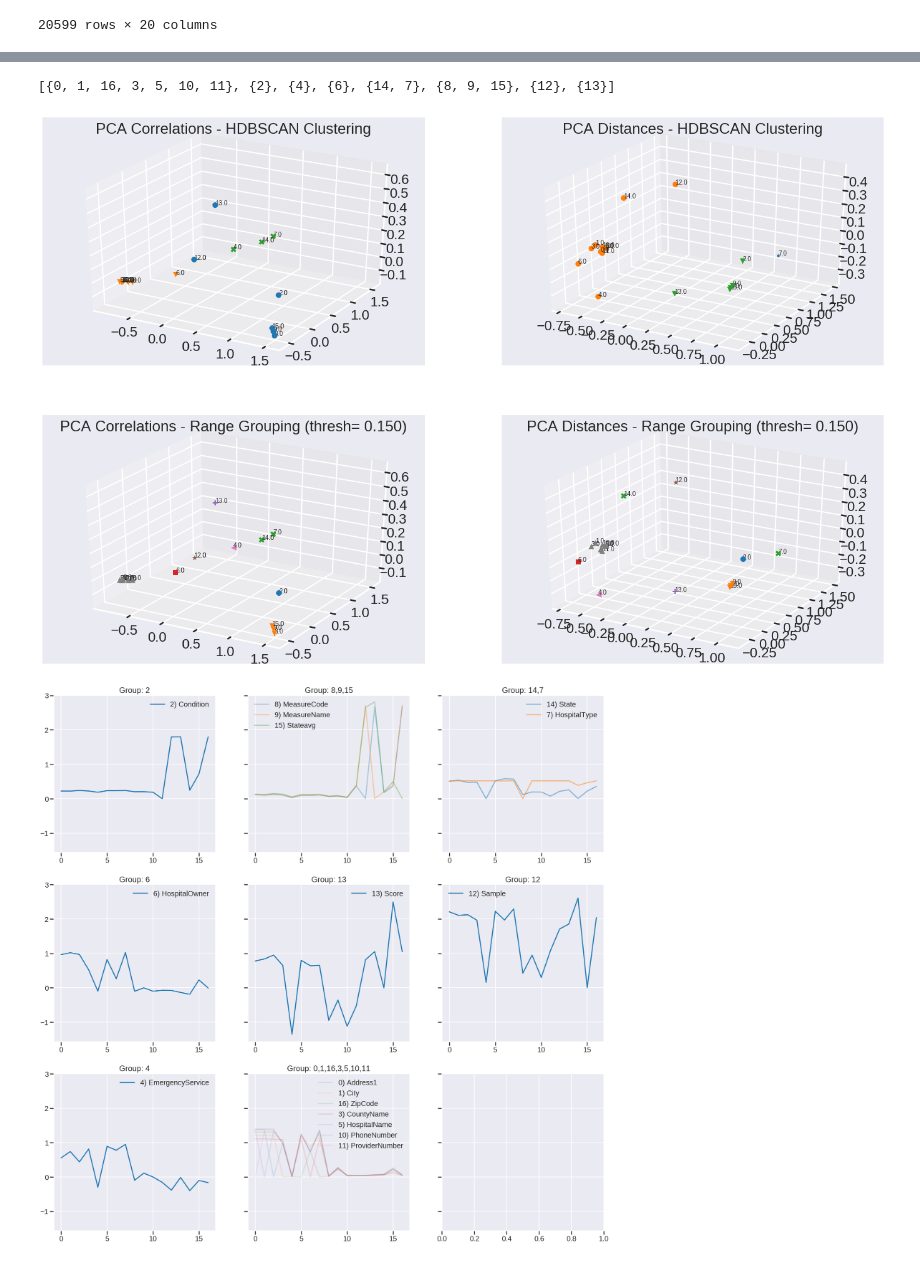
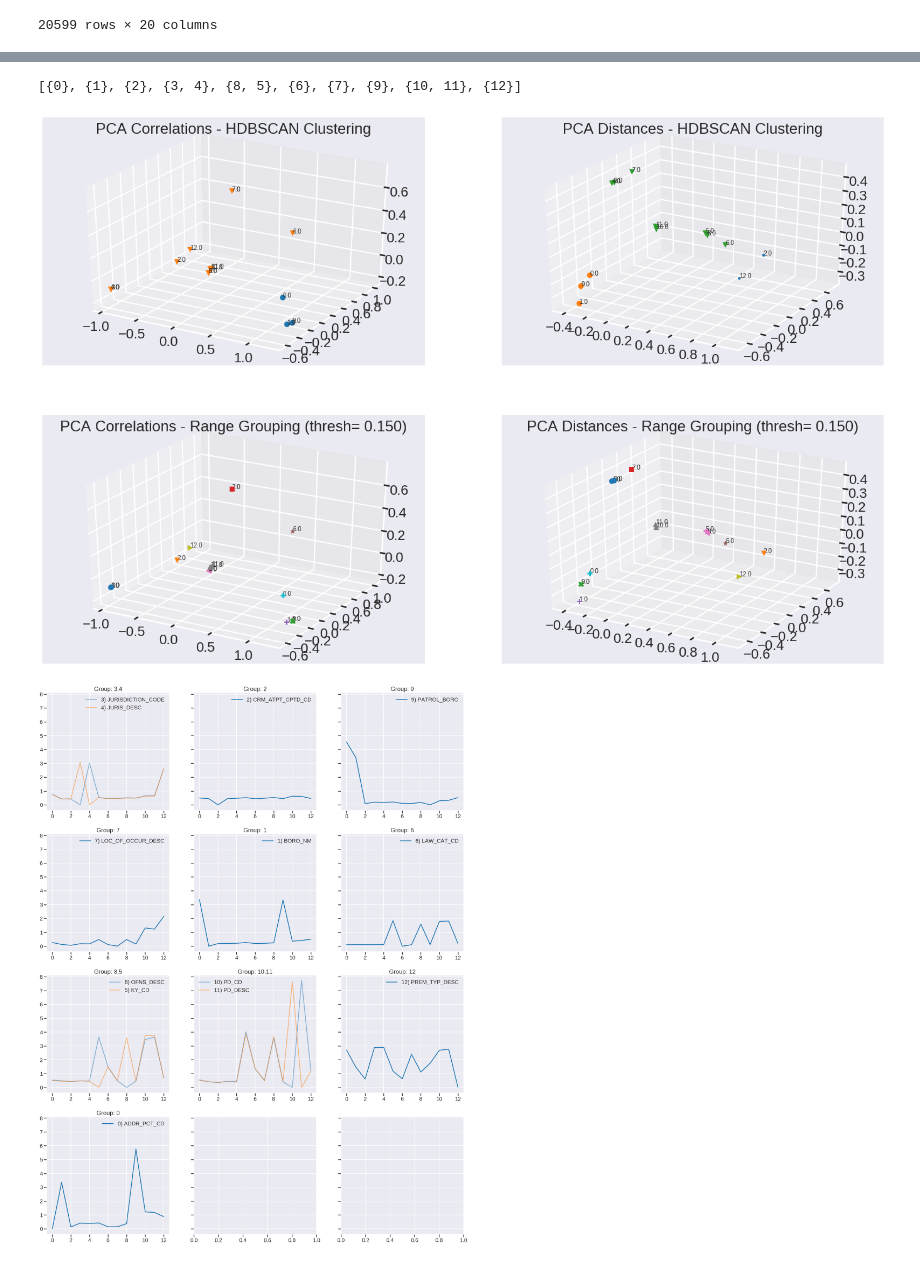
Before and after one commit to oliveiraph17/holoclean-incremental, a Jupyter notebook: experimental_results/quality_charts.ipynb, the cells around one changed output, grey strips where cells are left out. Saved outputs shown, nothing was run; the diff lists cells and outputs as text; code cells hidden in the pictures.

```diff
--- a/experimental_results/quality_charts.ipynb
+++ b/experimental_results/quality_charts.ipynb
@@ -231,8 +235,9 @@ df
 
 def correct_weight_file(dataset_name, attribute):
 #     weight_log_path = 'logs-fev08/' + dataset_name + '/train_all_infer_all/monitoring_' + attribute + '_weight_log'
-    weight_log_path = dataset_name + '/monitoring_' + attribute + '_weight_log'
-    quality_log_path = dataset_name + '/monitoring_' + attribute + '_quality_log'
+#     weight_log_path = dataset_name + '/monitoring_' + attribute + '_weight_log'
+    weight_log_path = 'logs-fev08/' + dataset_name + '/train_all_infer_all/monitoring_' + attribute + '_weight_log'
+    quality_log_path = 'logs-fev08/' + dataset_name + '/train_all_infer_all/monitoring_' + attribute + '_quality_log'
 
     weight_df = pd.read_csv(weight_log_path + '.csv', sep=';')
     quality_df = pd.read_csv(quality_log_path + '.csv', sep=';')
@@ -250,6 +255,7 @@ def correct_weight_file(dataset_name, attribute):
     weight_df['infer_mode'] = quality_df['infer_mode']
     weight_df['features'] = quality_df['features']
 
+    weight_df = weight_df.astype({'batch_number': 'int32'})
     weight_df = weight_df.sort_values(by=['batch_number'])
 
     weight_df.to_csv(weight_log_path + '_corrected.csv', index=False, sep=';')
@@ -341,7 +346,7 @@ sns.set_context('poster')
 sns.set_color_codes()
 plot_kwds = {'alpha' : 1, 's': 80, 'linewidths':0}
 
-dataset_name = 'hospital_shuffled'
+dataset_name = 'nypd6'
 base_path = '/home/dskaster/home/codigos/uwaterloo/holoclean-incremental/experimental_results/'
 
 data_corr = np.loadtxt(base_path + dataset_name + '_corr.csv', delimiter=';')
@@ -460,33 +465,33 @@ for i, txt in enumerate(data_corr[:,0]):
 ds_attrs = {}
 ds_attrs['hospital_shuffled'] = ['Address1', 'City', 'Condition', 'CountyName', 'EmergencyService', 'HospitalName', \
                                  'HospitalOwner', 'HospitalType', 'MeasureCode', 'MeasureName', 'PhoneNumber', \
                                  'ProviderNumber', 'Sample', 'Score', 'State', 'Stateavg', 'ZipCode']
 
 ds_attrs['food5k_shuffled'] = ['address', 'akaname', 'city', 'dbaname', 'facilitytype', 'inspectiondate', \
                                'inspectionid', 'inspectiontype', 'license', 'results', 'risk', 'state', 'zip']
 
 ds_attrs['nypd6'] = ['ADDR_PCT_CD', 'BORO_NM', 'CRM_ATPT_CPTD_CD', 'JURISDICTION_CODE', 'JURIS_DESC', 'KY_CD', \
                      'LAW_CAT_CD', 'LOC_OF_OCCUR_DESC', 'OFNS_DESC', 'PATROL_BORO', 'PD_CD', 'PD_DESC', 'PREM_TYP_DESC']
 
 ds_attrs['soccer'] = ['name', 'surname', 'birthyear', 'birthplace', 'position', 'team', \
                       'city', 'stadium', 'season', 'manager']
 
 chart_columns = 3
 chart_rows = math.ceil(len(groups) / chart_columns)
 fig2, axes2 = plt.subplots(num=2, nrows=chart_rows, ncols=chart_columns, sharey=True, figsize=(10 * chart_columns, 10 * chart_rows))
 w_i = ['w' + str(i) for i in range(groups_ds.shape[0])]
 
 for idx, group in enumerate(groups):
     row_idx = idx // chart_columns
     col_idx = idx % chart_columns
     for i in group:
         weight_df = get_weight_file(dataset_name, 'all', 'incremental', ds_attrs[dataset_name][i])
         weight_df = weight_df.loc[weight_df['batch_number'] == 100, w_i]
         axes2[row_idx, col_idx].plot(weight_df.values.tolist()[0], label=str(i) + ') ' + ds_attrs[dataset_name][i], alpha=1/len(group))
 
     axes2[row_idx, col_idx].legend(loc='best')
     axes2[row_idx, col_idx].set_title('Group: ' + ','.join(str(el) for el in group))
 # %% [output]
-[{0, 1, 16, 3, 5, 10, 11}, {2}, {4}, {6}, {14, 7}, {8, 9, 15}, {12}, {13}]
+[{0}, {1}, {2}, {3, 4}, {8, 5}, {6}, {7}, {9}, {10, 11}, {12}]
-[figure, old version]
+[figure, new version]
-[figure, old version]
+[figure, new version]
```
Also changed, not shown: parts of 4 cells of this notebook.
